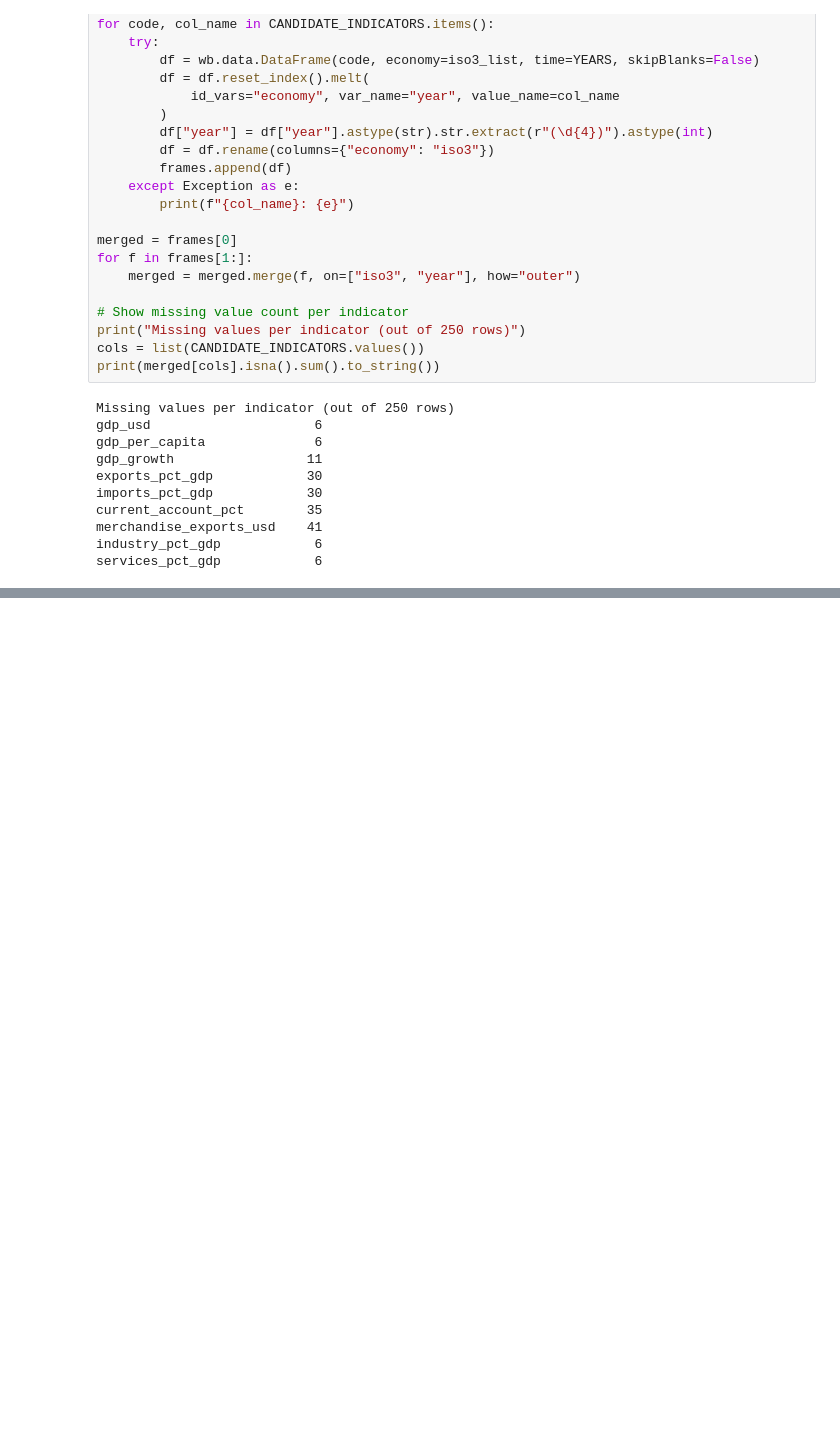
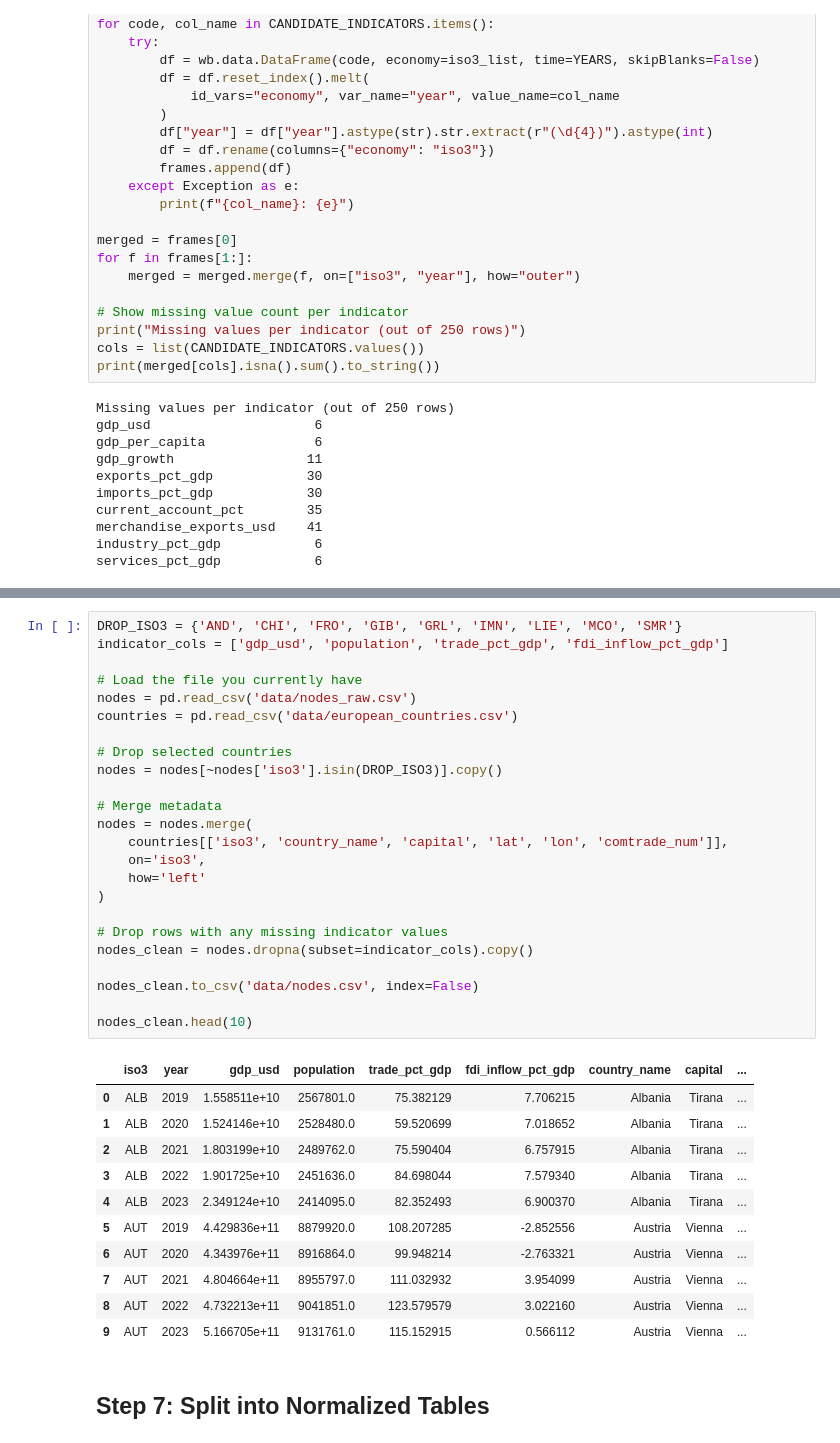
Before and after one commit to cathylyirang/FinTech590_Team2, a Jupyter notebook: main.ipynb, the cells around one changed output, grey strips where cells are left out. Drawn from its saved outputs; the diff is of its cells as text; blank space fills up the shorter version.

```diff
--- a/main.ipynb
+++ b/main.ipynb
@@ -459,0 +596,38 @@ services_pct_gdp            6
+# %%
+DROP_ISO3 = {'AND', 'CHI', 'FRO', 'GIB', 'GRL', 'IMN', 'LIE', 'MCO', 'SMR'}
+indicator_cols = ['gdp_usd', 'population', 'trade_pct_gdp', 'fdi_inflow_pct_gdp']
+
+# Load the file you currently have
+nodes = pd.read_csv('data/nodes_raw.csv')
+countries = pd.read_csv('data/european_countries.csv')
+
+# Drop selected countries
+nodes = nodes[~nodes['iso3'].isin(DROP_ISO3)].copy()
+
+# Merge metadata
+nodes = nodes.merge(
+    countries[['iso3', 'country_name', 'capital', 'lat', 'lon', 'comtrade_num']],
+    on='iso3',
+    how='left'
+)
+
+# Drop rows with any missing indicator values
+nodes_clean = nodes.dropna(subset=indicator_cols).copy()
+
+nodes_clean.to_csv('data/nodes.csv', index=False)
+
+nodes_clean.head(10)
+# %% [output]
+|  | iso3 | year | gdp_usd | population | trade_pct_gdp | fdi_inflow_pct_gdp | country_name | capital | ... |
+| 0 | ALB | 2019 | 1.558511e+10 | 2567801.0 | 75.382129 | 7.706215 | Albania | Tirana | ... |
+| 1 | ALB | 2020 | 1.524146e+10 | 2528480.0 | 59.520699 | 7.018652 | Albania | Tirana | ... |
+| 2 | ALB | 2021 | 1.803199e+10 | 2489762.0 | 75.590404 | 6.757915 | Albania | Tirana | ... |
+| 3 | ALB | 2022 | 1.901725e+10 | 2451636.0 | 84.698044 | 7.579340 | Albania | Tirana | ... |
+| 4 | ALB | 2023 | 2.349124e+10 | 2414095.0 | 82.352493 | 6.900370 | Albania | Tirana | ... |
+| 5 | AUT | 2019 | 4.429836e+11 | 8879920.0 | 108.207285 | -2.852556 | Austria | Vienna | ... |
+| 6 | AUT | 2020 | 4.343976e+11 | 8916864.0 | 99.948214 | -2.763321 | Austria | Vienna | ... |
+| 7 | AUT | 2021 | 4.804664e+11 | 8955797.0 | 111.032932 | 3.954099 | Austria | Vienna | ... |
+| 8 | AUT | 2022 | 4.732213e+11 | 9041851.0 | 123.579579 | 3.022160 | Austria | Vienna | ... |
+| 9 | AUT | 2023 | 5.166705e+11 | 9131761.0 | 115.152915 | 0.566112 | Austria | Vienna | ... |
+# %% [markdown]
+## Step 7: Split into Normalized Tables
```
Also changed, not shown: parts of 36 cells of this notebook.
